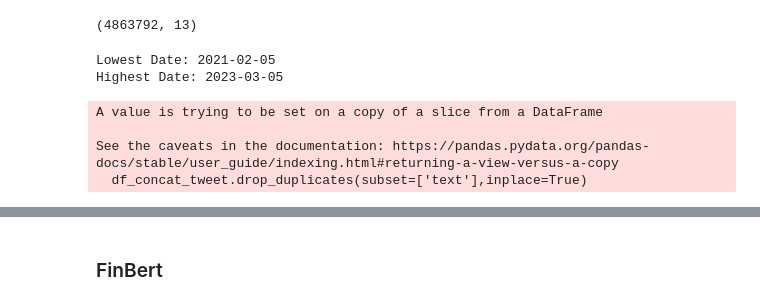
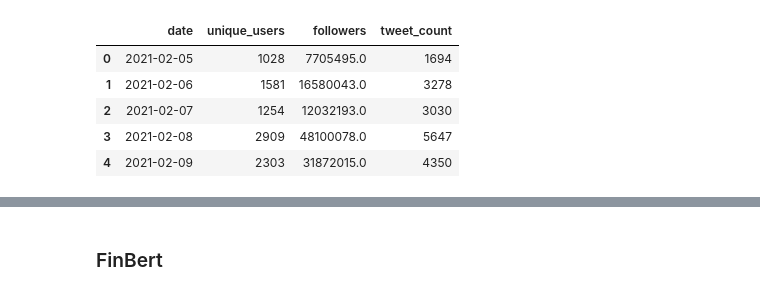
Before and after one commit to StamKavid/FinAgent, a Jupyter notebook: data/external/Social_Media/notebooks/Social_Media_EDA.ipynb, the cells around one changed output, grey strips where cells are left out. Cells and saved outputs as stored; diff of their text form; code cells hidden in the pictures.

```diff
--- a/data/external/Social_Media/notebooks/Social_Media_EDA.ipynb
+++ b/data/external/Social_Media/notebooks/Social_Media_EDA.ipynb
@@ -56,15 +125,18 @@ def deEmojify(data):
     return re.sub(emoj, '', data)
 # %%
 # Load the data
-df = pl.read_csv('c:/Users/Stamatis/Desktop/MLCryptoPredictor/MLCryptoPredictor/data/external/Social_Media/csv/Bitcoin_tweets.csv', ignore_errors=True)
-df_2 = pl.read_csv('c:/Users/Stamatis/Desktop/MLCryptoPredictor/MLCryptoPredictor/data/external/Social_Media/csv/Bitcoin_tweets_dataset_2.csv', ignore_errors=True)
+df = pl.read_csv('c:/Users/Stamatis/Desktop/MLCryptoPredictor/MLCryptoPredictor/data/external/Social_Media/files/Bitcoin_tweets.csv', ignore_errors=True)
+df_2 = pl.read_csv('c:/Users/Stamatis/Desktop/MLCryptoPredictor/MLCryptoPredictor/data/external/Social_Media/files/Bitcoin_tweets_dataset_2.csv', ignore_errors=True)
 
-df_tweet1 = df.to_pandas()
-df_tweet2 = df_2.to_pandas()
+# Concatenate the two dataframes
+df_concat_tweet = pd.concat([df.to_pandas(), df_2.to_pandas()], ignore_index=True)
+
+df_concat_tweet['date'] = pd.to_datetime(df_concat_tweet['date'], errors='coerce')
+df_concat_tweet['date'] = df_concat_tweet['date'].dt.strftime("%Y-%m-%d")
+df_concat_tweet = df_concat_tweet.dropna(subset=['date'])
+
+df_concat_tweet.dropna(axis=0 ,subset=['date','text'],inplace = True)
+df_concat_tweet.reset_index(drop= True,inplace=True)
+
+df_concat_tweet.drop_duplicates(inplace = True)
+df_concat_tweet.reset_index(drop=True,inplace=True)
-# %%
-# Concatenate the two dataframes
-df_concat_tweet = pd.concat([df_tweet1, df_tweet2], ignore_index=True)
-
-df_concat_tweet.shape
-# %% [output]
-(4863792, 13)
@@ -75,9 +142,0 @@ df_concat_tweet = df_concat_tweet.dropna(subset=['date'])
-# %%
-min_date = df_concat_tweet['date'].min()
-max_date = df_concat_tweet['date'].max()
-
-print("Lowest Date:", min_date)
-print("Highest Date:", max_date)
-# %% [output]
-Lowest Date: 2021-02-05
-Highest Date: 2023-03-05
@@ -90,4 +143,5 @@ df_concat_tweet.reset_index(drop=True,inplace=True)
 # %%
+df_concat_tweet['clean_text'] = df_concat_tweet['text'].swifter.apply(preprocess_tweet)
 df_concat_tweet['text'] = df_concat_tweet['text'].swifter.progress_bar(True).apply(clean_text)
 df_concat_tweet['text'] = df_concat_tweet['text'].swifter.progress_bar(True).apply(deEmojify)
 # %%
@@ -100,0 +153,9 @@ df_concat_tweet = df_concat_tweet[['date','text']]
+# %%
+df_group.head()
+# %% [output]
+|  | date | unique_users | followers | tweet_count |
+| 0 | 2021-02-05 | 1028 | 7705495.0 | 1694 |
+| 1 | 2021-02-06 | 1581 | 16580043.0 | 3278 |
+| 2 | 2021-02-07 | 1254 | 12032193.0 | 3030 |
+| 3 | 2021-02-08 | 2909 | 48100078.0 | 5647 |
+| 4 | 2021-02-09 | 2303 | 31872015.0 | 4350 |
@@ -101,7 +164,4 @@ df_concat_tweet = df_concat_tweet[['date','text']]
 # %%
+df_concat_tweet = df_concat_tweet[['date','text', 'clean_text']]
 df_concat_tweet.drop_duplicates(subset=['text'],inplace=True)
+df_concat_tweet.sort_values(by='date',inplace=True)
-# %% [output]
-A value is trying to be set on a copy of a slice from a DataFrame
-
-See the caveats in the documentation: https://pandas.pydata.org/pandas-docs/stable/user_guide/indexing.html#returning-a-view-versus-a-copy
-  df_concat_tweet.drop_duplicates(subset=['text'],inplace=True)
```
Also changed, not shown: parts of 22 cells of this notebook, 11 other files.
